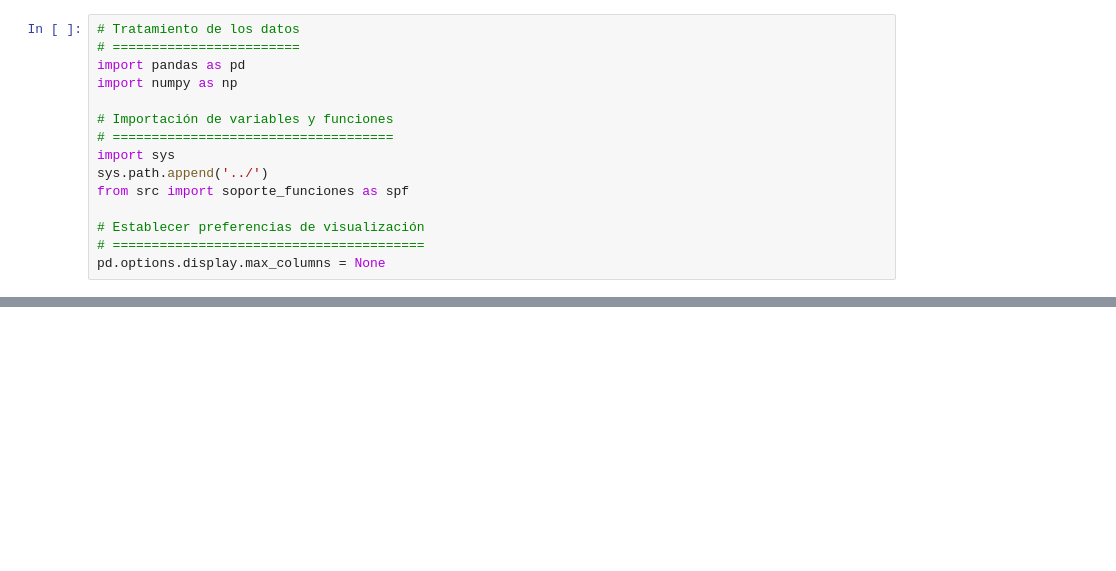
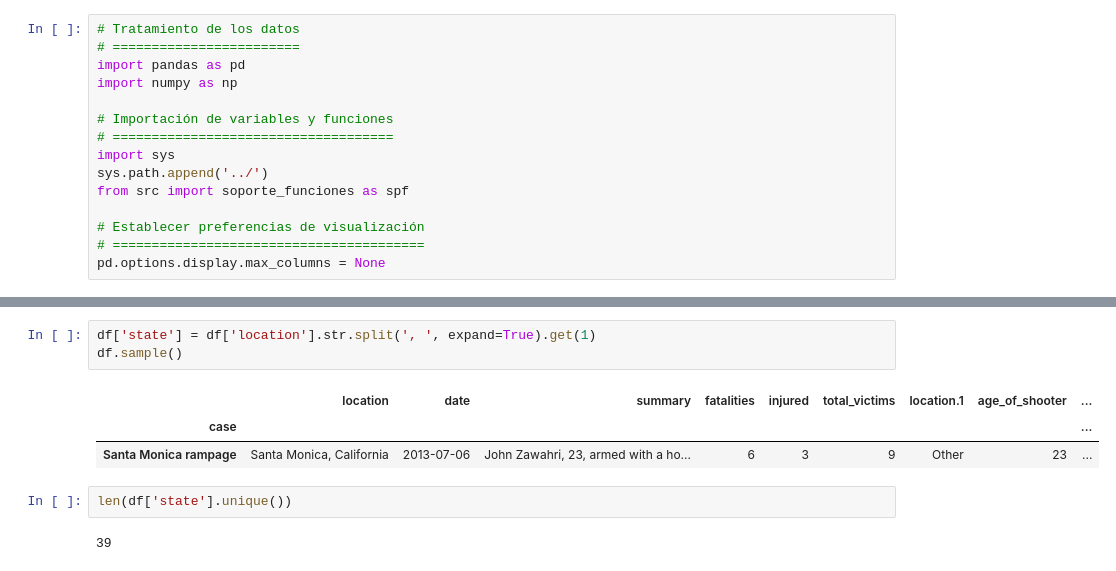
Before and after one commit to Adalab/-promo-d-da-modulo3-sprint2-paula-maitane, a Jupyter notebook: notebook/eda-procesado.ipynb, the cells around one changed output, grey strips where cells are left out. Saved outputs shown, nothing was run; the diff lists cells and outputs as text; blank space fills up the shorter version.

```diff
--- a/notebook/eda-procesado.ipynb
+++ b/notebook/eda-procesado.ipynb
@@ -125,0 +211,11 @@ description: 139
+# %%
+df['state'] = df['location'].str.split(', ', expand=True).get(1)
+df.sample()
+# %% [output]
+|  | location | date | summary | fatalities | injured | total_victims | location.1 | age_of_shooter | ... |
+| case |  |  |  |  |  |  |  |  | ... |
+| Santa Monica rampage | Santa Monica, California | 2013-07-06 | John Zawahri, 23, armed with a ho... | 6 | 3 | 9 | Other | 23 | ... |
+# %%
+len(df['state'].unique())
+# %% [output]
+39
```
Also changed, not shown: parts of 16 cells of this notebook, 2 other files.
